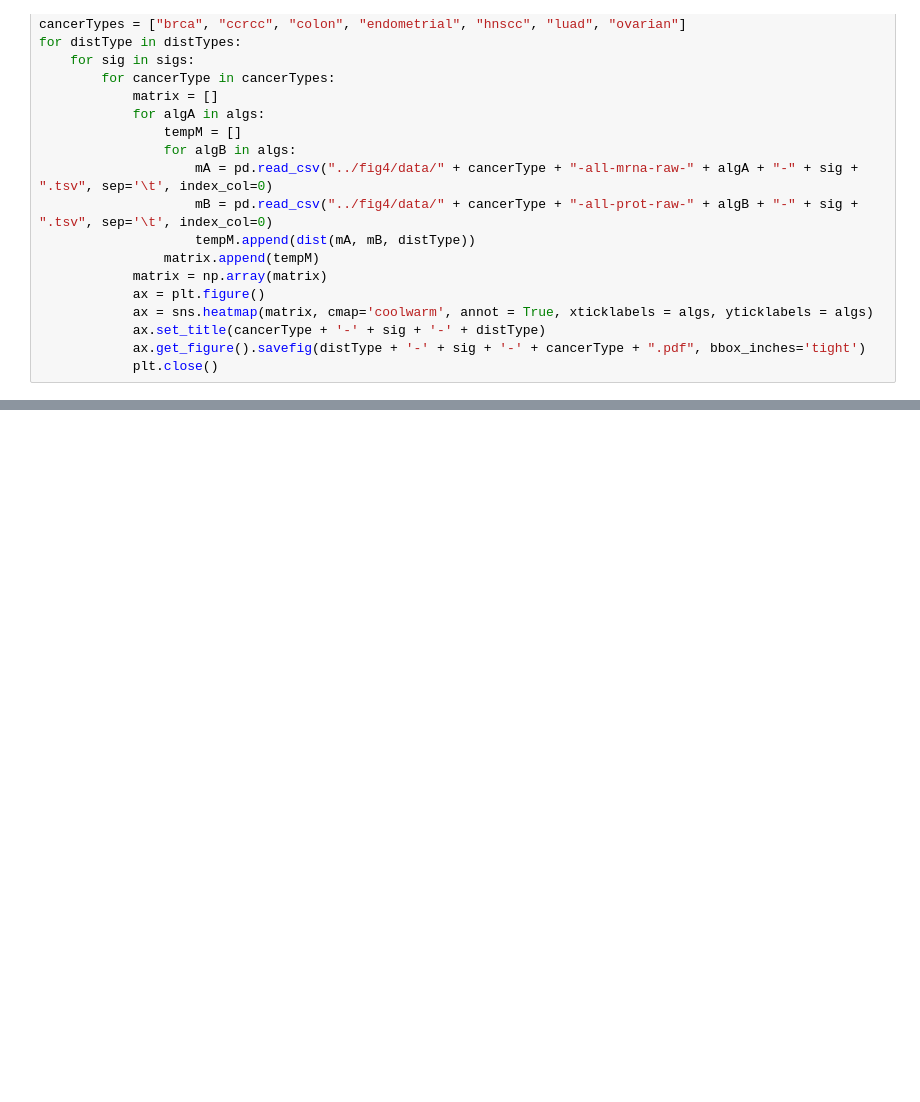
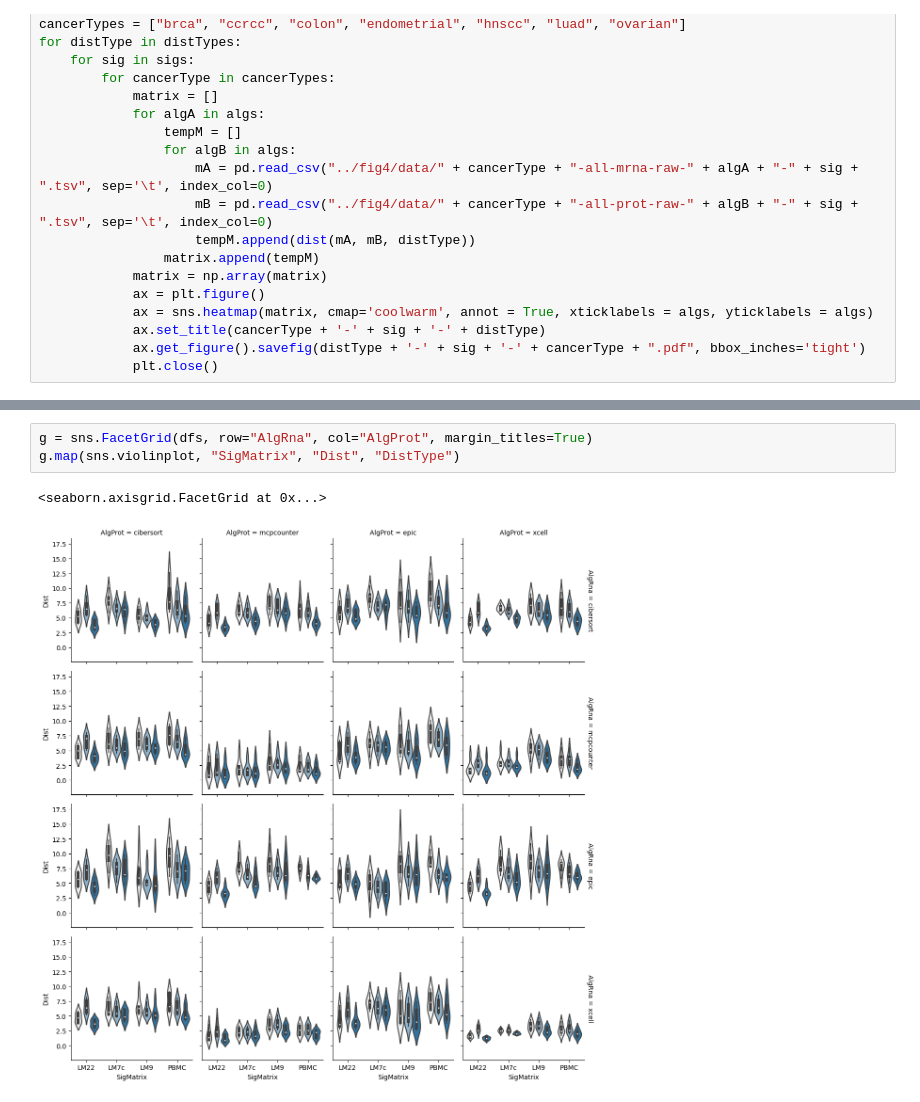
Before and after one commit to PNNL-CompBio/decomprolute, a Jupyter notebook: perfEval/comparison/dev.ipynb, the cells around one changed output, grey strips where cells are left out. Drawn from its saved outputs; the diff is of its cells as text; blank space fills up the shorter version.

```diff
--- a/perfEval/comparison/dev.ipynb
+++ b/perfEval/comparison/dev.ipynb
@@ -92,0 +130,6 @@ for distType in distTypes:
+# %%
+g = sns.FacetGrid(dfs, row="AlgRna", col="AlgProt", margin_titles=True)
+g.map(sns.violinplot, "SigMatrix", "Dist", "DistType")
+# %% [output]
+<seaborn.axisgrid.FacetGrid at 0x...>
+[figure, added]
```
Also changed, not shown: parts of 3 cells of this notebook, 1 other file.
